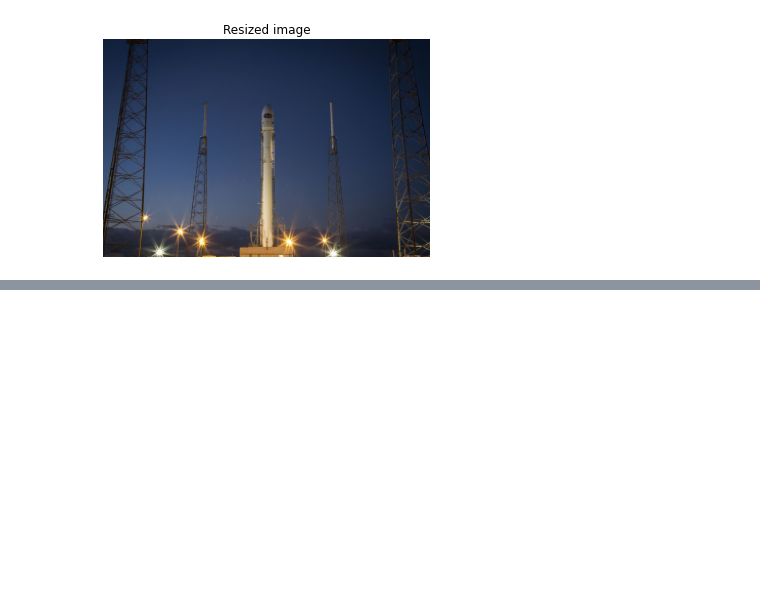
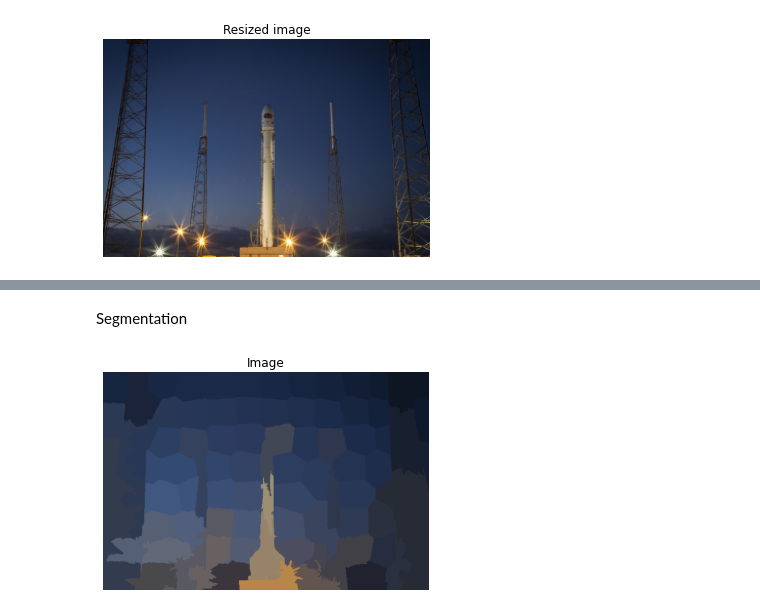
Before and after one commit to aravindh698/rep2, a Jupyter notebook: imageprocessing.ipynb, the cells around one changed output, grey strips where cells are left out. Saved outputs shown, nothing was run; the diff lists cells and outputs as text; code cells hidden in the pictures; blank space fills up the shorter version.

```diff
--- a/imageprocessing.ipynb
+++ b/imageprocessing.ipynb
@@ -180,0 +159,10 @@ def show_detected_face(result, detected, title="Face image"):
+# %% [markdown]
+Segmentation
+# %%
+from skimage.segmentation import slic
+from skimage.color import label2rgb
+x=slic(rocket_image)
+y=label2rgb(x,rocket_image,kind='avg')
+show_image(y)
+# %% [output]
+[figure, added]
```
Also changed, not shown: parts of 8 cells of this notebook.
